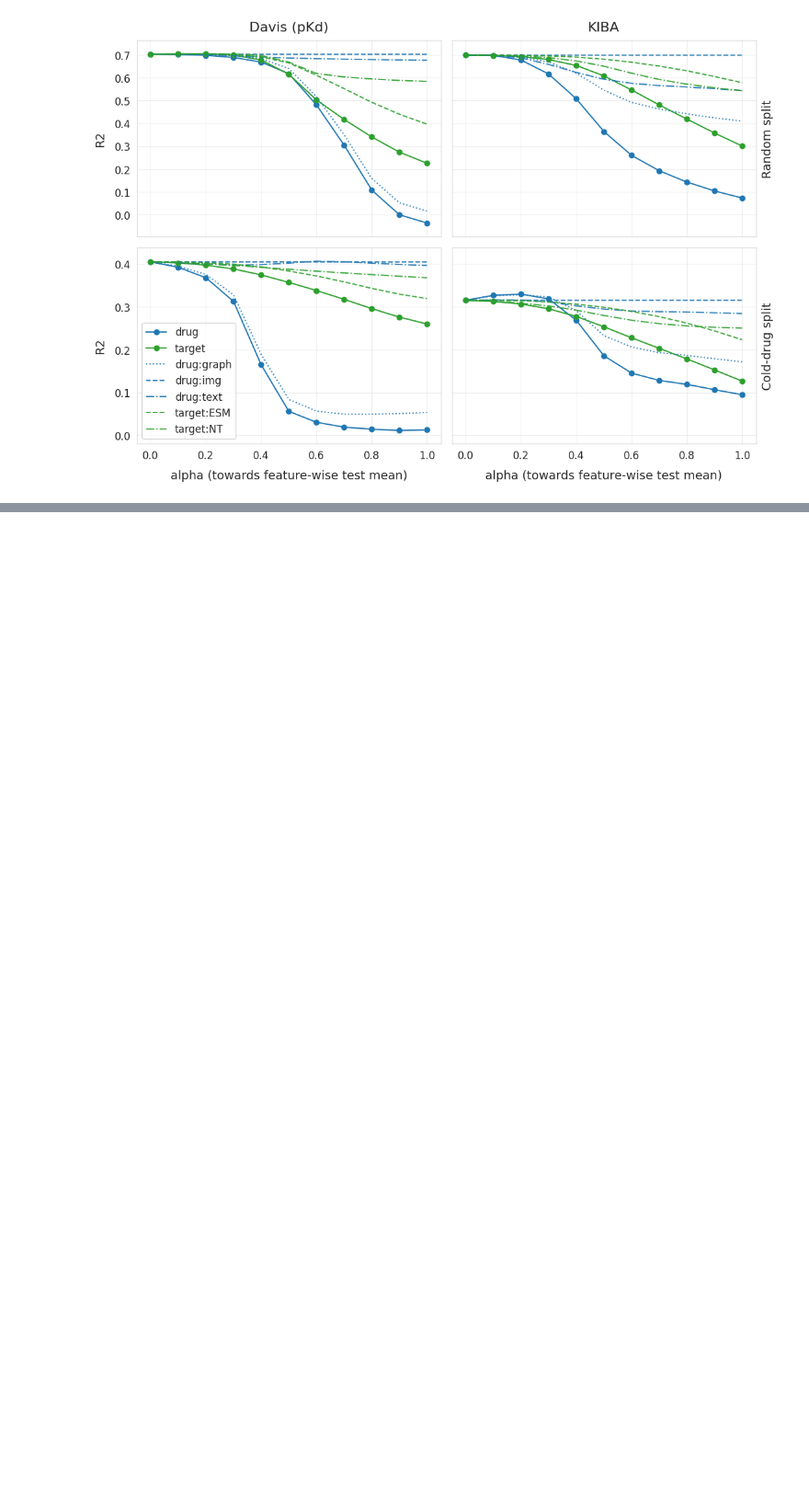
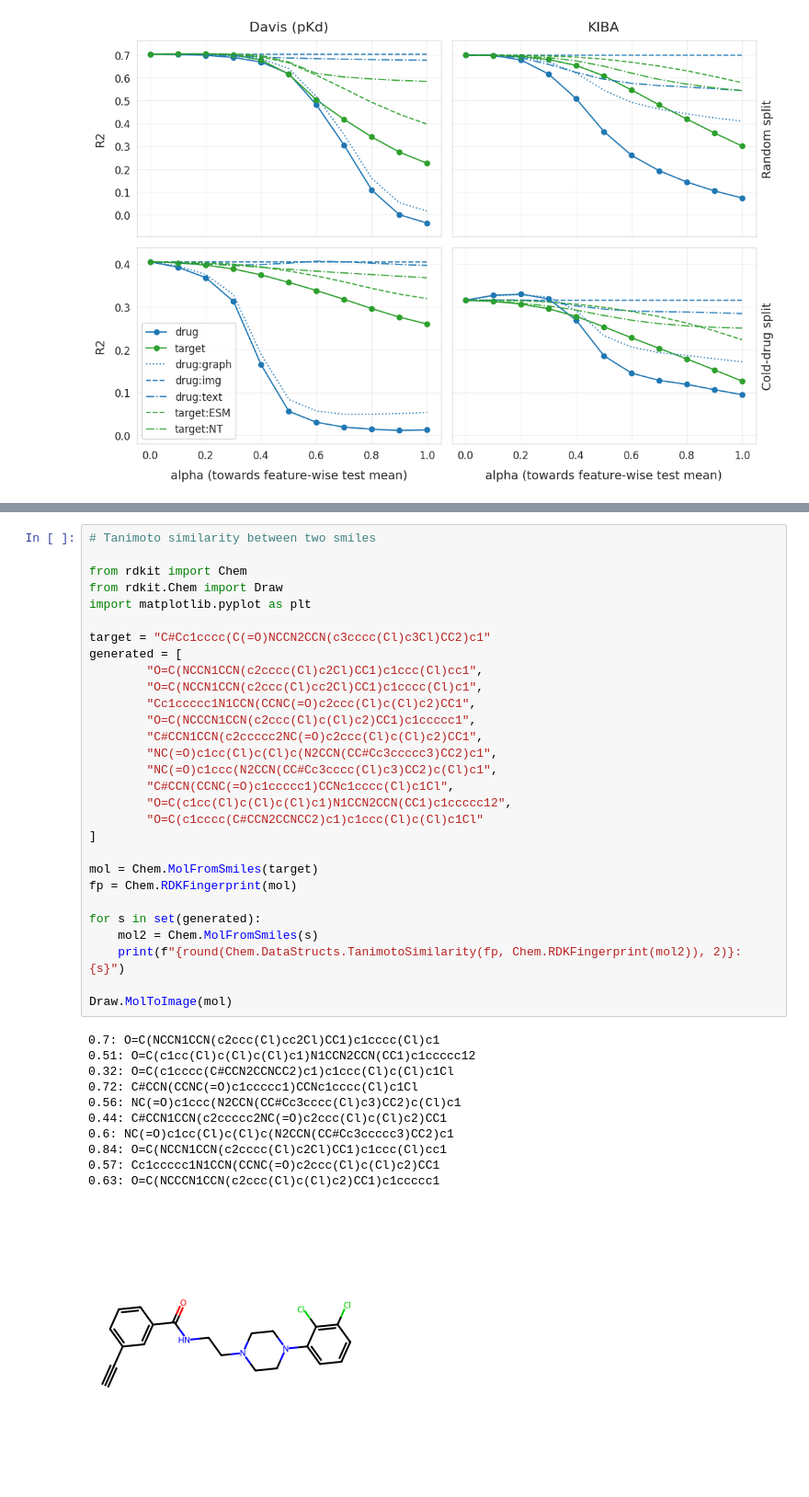
Before and after one commit to robsyc/MB-VAE-DTI, a Jupyter notebook: notebooks/training_validating.ipynb, the cells around one changed output, grey strips where cells are left out. Shown at 92% size. Cells and saved outputs as stored; diff of their text form; blank space fills up the shorter version.

Commit message:
trying out some target conditioned generation

```diff
--- a/notebooks/training.ipynb
+++ b/notebooks/training_validating.ipynb
@@ -179,0 +187,41 @@ plot = plot_perturbation_overview(model='multi_modal', metric='r2')
+# %%
+# Tanimoto similarity between two smiles
+
+from rdkit import Chem
+from rdkit.Chem import Draw
+import matplotlib.pyplot as plt
+
+target = "C#Cc1cccc(C(=O)NCCN2CCN(c3cccc(Cl)c3Cl)CC2)c1"
+generated = [
+        "O=C(NCCN1CCN(c2cccc(Cl)c2Cl)CC1)c1ccc(Cl)cc1",
+        "O=C(NCCN1CCN(c2ccc(Cl)cc2Cl)CC1)c1cccc(Cl)c1",
+        "Cc1ccccc1N1CCN(CCNC(=O)c2ccc(Cl)c(Cl)c2)CC1",
+        "O=C(NCCCN1CCN(c2ccc(Cl)c(Cl)c2)CC1)c1ccccc1",
+        "C#CCN1CCN(c2ccccc2NC(=O)c2ccc(Cl)c(Cl)c2)CC1",
+        "NC(=O)c1cc(Cl)c(Cl)c(N2CCN(CC#Cc3ccccc3)CC2)c1",
+        "NC(=O)c1ccc(N2CCN(CC#Cc3cccc(Cl)c3)CC2)c(Cl)c1",
+        "C#CCN(CCNC(=O)c1ccccc1)CCNc1cccc(Cl)c1Cl",
+        "O=C(c1cc(Cl)c(Cl)c(Cl)c1)N1CCN2CCN(CC1)c1ccccc12",
+        "O=C(c1cccc(C#CCN2CCNCC2)c1)c1ccc(Cl)c(Cl)c1Cl"
+]
+
+mol = Chem.MolFromSmiles(target)
+fp = Chem.RDKFingerprint(mol)
+
+for s in set(generated):
+    mol2 = Chem.MolFromSmiles(s)
+    print(f"{round(Chem.DataStructs.TanimotoSimilarity(fp, Chem.RDKFingerprint(mol2)), 2)}: {s}")
+
+Draw.MolToImage(mol)
+# %% [output]
+0.7: O=C(NCCN1CCN(c2ccc(Cl)cc2Cl)CC1)c1cccc(Cl)c1
+0.51: O=C(c1cc(Cl)c(Cl)c(Cl)c1)N1CCN2CCN(CC1)c1ccccc12
+0.32: O=C(c1cccc(C#CCN2CCNCC2)c1)c1ccc(Cl)c(Cl)c1Cl
+0.72: C#CCN(CCNC(=O)c1ccccc1)CCNc1cccc(Cl)c1Cl
+0.56: NC(=O)c1ccc(N2CCN(CC#Cc3cccc(Cl)c3)CC2)c(Cl)c1
+0.44: C#CCN1CCN(c2ccccc2NC(=O)c2ccc(Cl)c(Cl)c2)CC1
+0.6: NC(=O)c1cc(Cl)c(Cl)c(N2CCN(CC#Cc3ccccc3)CC2)c1
+0.84: O=C(NCCN1CCN(c2cccc(Cl)c2Cl)CC1)c1ccc(Cl)cc1
+0.57: Cc1ccccc1N1CCN(CCNC(=O)c2ccc(Cl)c(Cl)c2)CC1
+0.63: O=C(NCCCN1CCN(c2ccc(Cl)c(Cl)c2)CC1)c1ccccc1
+[figure, added]
```
Also changed, not shown: parts of 8 cells of this notebook, 9 other files.
